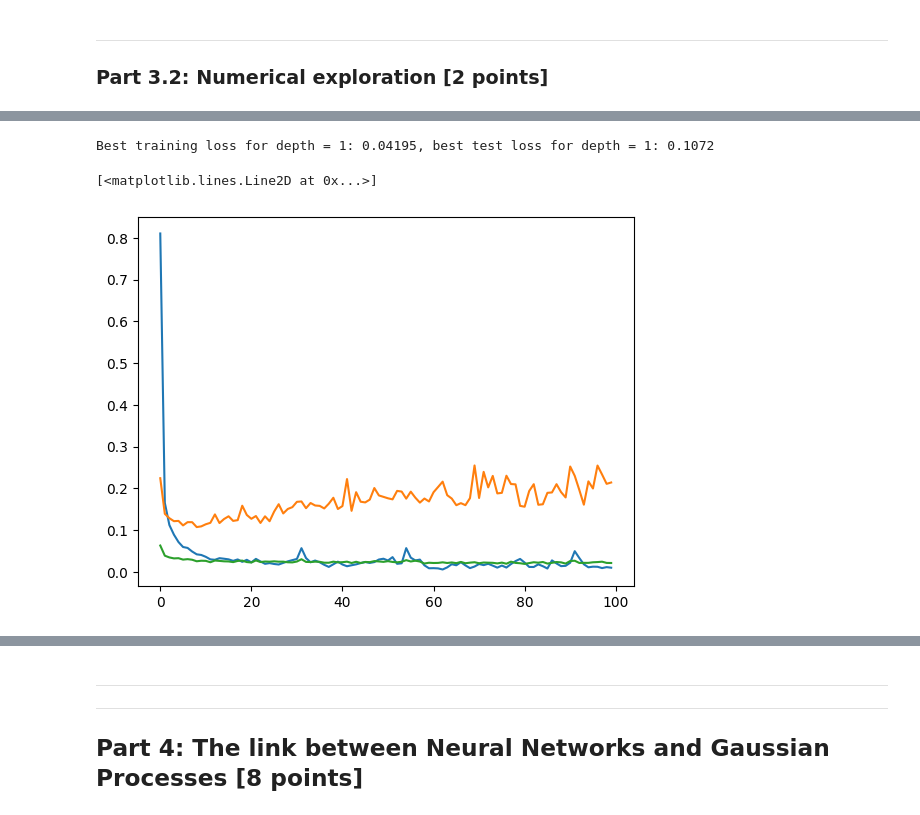
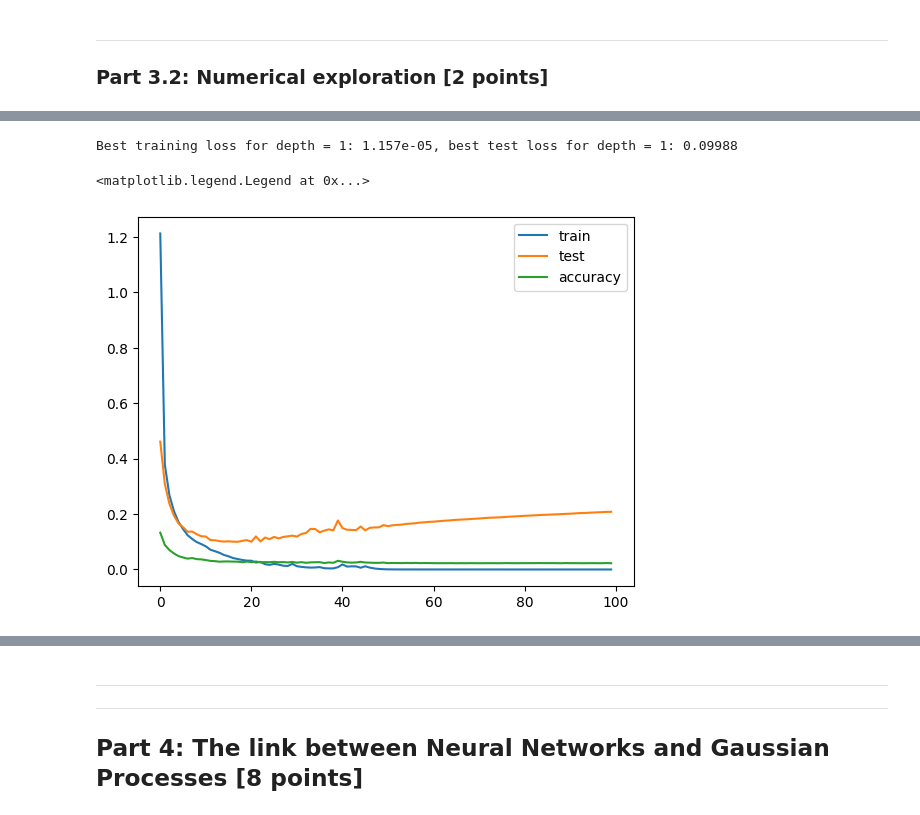
Before and after one commit to frasermartinx/MFOML, a Jupyter notebook: CW_1/02476922_cw1_MathsML.ipynb, the cells around one changed output, grey strips where cells are left out. Cells and saved outputs as stored; diff of their text form; code cells hidden in the pictures.

```diff
--- a/CW_1/02476922_cw1_MathsML.ipynb
+++ b/CW_1/02476922_cw1_MathsML.ipynb
@@ -230,15 +236,15 @@ import torch.optim as optim
 device = torch.device("cuda")
 # %%
 # Download datasets
-train_set_mnist = torchvision.datasets.MNIST(root="./", download=True,
+train_set_mnist = torchvision.datasets.MNIST(root="../../", download=True,
                                          train=True, transform=transforms.Compose([transforms.ToTensor()]))
 
-test_set_mnist = torchvision.datasets.MNIST(root="./",download=True,
+test_set_mnist = torchvision.datasets.MNIST(root="../../",download=True,
                                         train=False,transform=transforms.Compose([transforms.ToTensor()]),)
 
-train_set_cifar = torchvision.datasets.CIFAR10(root="./", download=True,
+train_set_cifar = torchvision.datasets.CIFAR10(root="../../", download=True,
                                          train=True, transform=transforms.Compose([transforms.ToTensor()]))
 
-test_set_cifar = torchvision.datasets.CIFAR10(root="./",download=True,
+test_set_cifar = torchvision.datasets.CIFAR10(root="../../",download=True,
                                         train=False,transform=transforms.Compose([transforms.ToTensor()]),)
 # %% [output]
@@ -425,7 +410,7 @@ nclass = 10
 #we set
 width = 256
 depth = 1
-lr = 0.1
+lr = 0.001
 # %%
 
 #model that will train the network
@@ -480,8 +465,8 @@ dim = 784
 nclass = 10
 
 # Task 6 fixed hyperparameters
-width = 256
-lr = 0.01
+width = 128
+lr = 0.001
 batch_size = 1024
 num_epochs = 100
 # %%
@@ -529,7 +515,7 @@ Error:
 # %%
 # depth = 5 parameters
 depth = 5
-lr = 0.01
+lr = 0.001
 # initialize model
 net5 = Network(dim,nclass,width,depth)
 #send to GPU
@@ -558,16 +544,18 @@ Epoch: 100 | Train Loss: 0.009917 |Test Loss: 0.214 | Test Error: 0.0212
 # %%
-min = np.argmin(D5[1])
-print(f"Best training loss for depth = 1: {D5[0][min]:.04}, best test loss for depth = 1: {D5[1][min]:.04}")
+D5_min_train = np.argmin(D5[0])
+D5_min_test = np.argmin(D5[1])
+print(f"Best training loss for depth = 1: {D5[0][D5_min_train]:.04}, best test loss for depth = 1: {D5[1][D5_min_test]:.04}")
 # %% [output]
-Best training loss for depth = 1: 0.04195, best test loss for depth = 1: 0.1072
+Best training loss for depth = 1: 1.157e-05, best test loss for depth = 1: 0.09988
 # %%
 plt.figure()
-plt.plot(D5[0])
-plt.plot(D5[1])
-plt.plot(D5[2])
+plt.plot(D5[0],label = "train")
+plt.plot(D5[1],label = "test")
+plt.plot(D5[2],label = "accuracy")
+plt.legend()
 # %% [output]
-[<matplotlib.lines.Line2D at 0x...>]
+<matplotlib.legend.Legend at 0x...>
-[figure, old version]
+[figure, new version]
 # %%
 # depth = 10 parameters
 depth = 10
```
Also changed, not shown: parts of 50 cells of this notebook.
